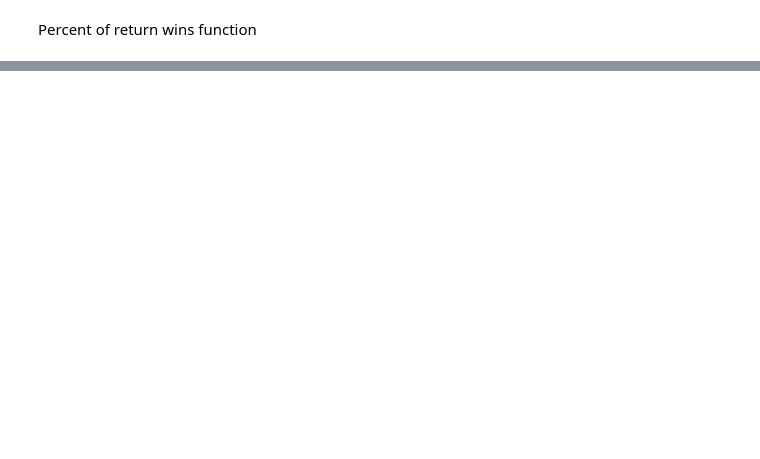
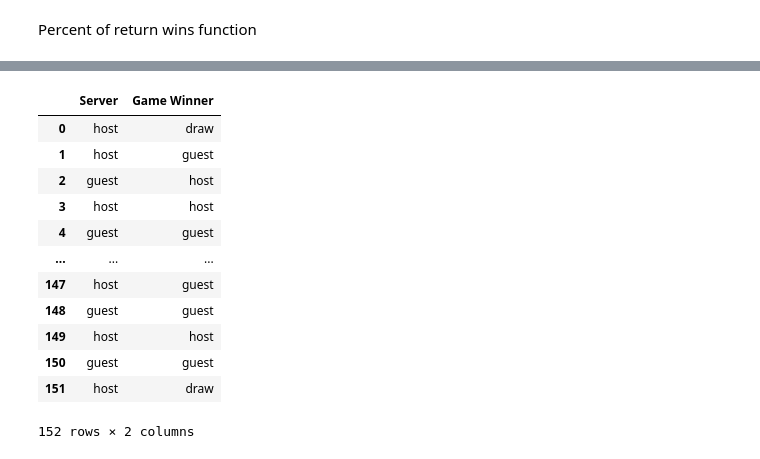
Before and after one commit to cjgimena/consulting-spring2025, a Jupyter notebook: season_report/return_page/return_wins_percent.ipynb, the cells around one changed output, grey strips where cells are left out. Saved outputs shown, nothing was run; the diff lists cells and outputs as text; code cells hidden in the pictures; blank space fills up the shorter version.

```diff
--- a/season_report/return_page/return_wins_percent.ipynb
+++ b/season_report/return_page/return_wins_percent.ipynb
@@ -57,2 +132,18 @@ combined = combined_data_shots.merge(combined_data_points[['Point', 'Game', 'Set
+# %%
+combined_data_games[['Server', 'Game Winner']]
+# %% [output]
+|  | Server | Game Winner |
+| 0 | host | draw |
+| 1 | host | guest |
+| 2 | guest | host |
+| 3 | host | host |
+| 4 | guest | guest |
+| ... | ... | ... |
+| 147 | host | guest |
+| 148 | guest | guest |
+| 149 | host | host |
+| 150 | guest | guest |
+| 151 | host | draw |
+152 rows × 2 columns
 # %%
 def return_wins_percent(data):
```
Also changed, not shown: parts of 9 cells of this notebook.
